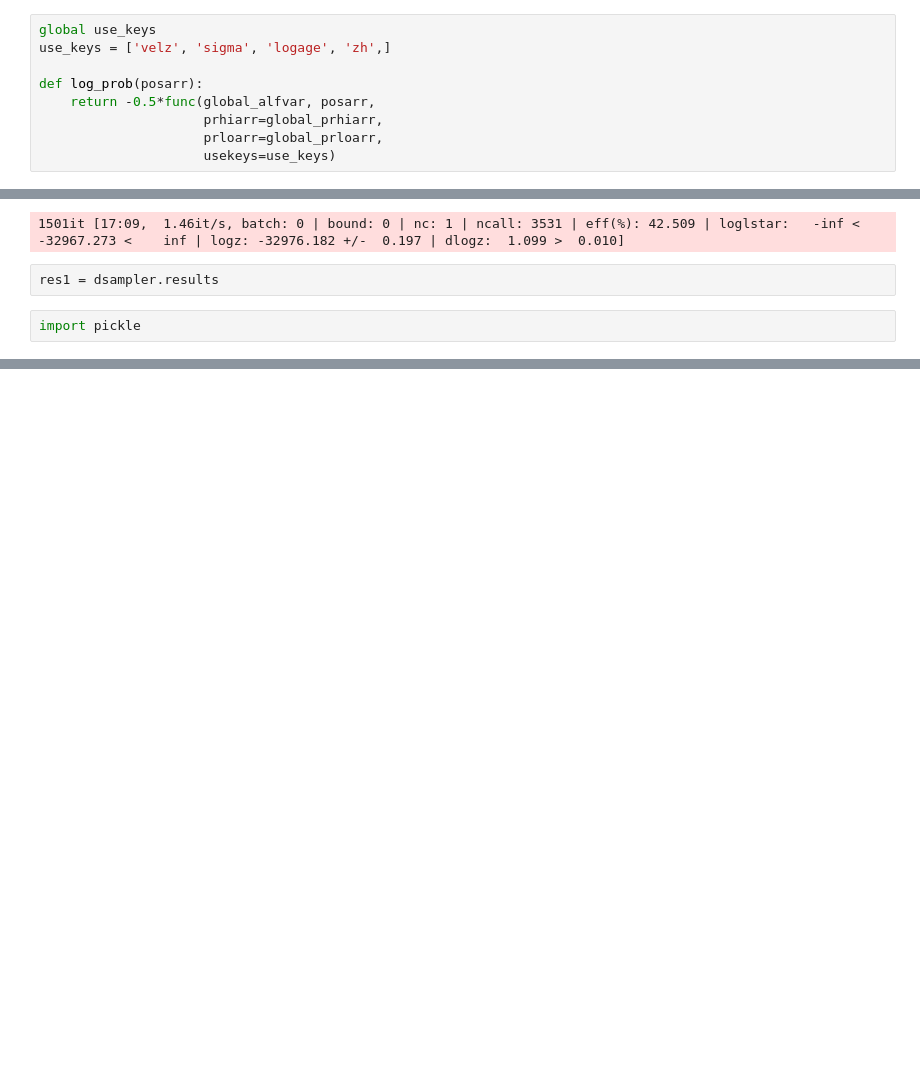
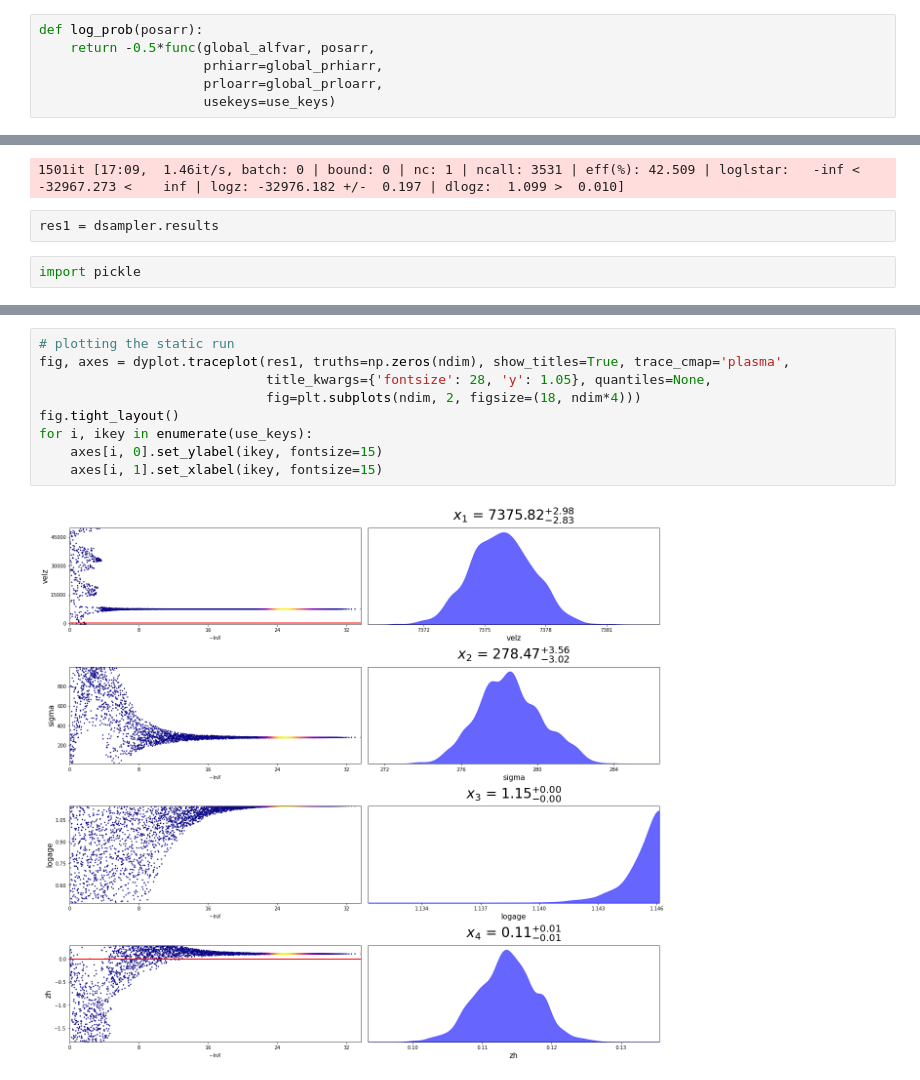
Before and after one commit to connorfjennings/alfpy, a Jupyter notebook: scripts/test1.ipynb, the cells around one changed output, grey strips where cells are left out. Drawn from its saved outputs; the diff is of its cells as text; blank space fills up the shorter version.

```diff
--- a/scripts/test1.ipynb
+++ b/scripts/test1.ipynb
@@ -90,9 +256,6 @@ key_list = ['velz', 'sigma', 'logage', 'zh', 'feh',
                 'logemline_sii','logemline_ni','logemline_nii',
                 'logtrans','jitter','logsky', 'imf3','imf4','h3','h4']
 # %%
-global use_keys
-use_keys = ['velz', 'sigma', 'logage', 'zh',]
-
 def log_prob(posarr):
     return -0.5*func(global_alfvar, posarr,
                      prhiarr=global_prhiarr,
@@ -243,0 +424,11 @@ for i in range(2):
+# %%
+# plotting the static run
+fig, axes = dyplot.traceplot(res1, truths=np.zeros(ndim), show_titles=True, trace_cmap='plasma',
+                             title_kwargs={'fontsize': 28, 'y': 1.05}, quantiles=None,
+                             fig=plt.subplots(ndim, 2, figsize=(18, ndim*4)))
+fig.tight_layout()
+for i, ikey in enumerate(use_keys):
+    axes[i, 0].set_ylabel(ikey, fontsize=15)
+    axes[i, 1].set_xlabel(ikey, fontsize=15)
+# %% [output]
+[figure, added]
```
Also changed, not shown: parts of 39 cells of this notebook, 25 other files.
